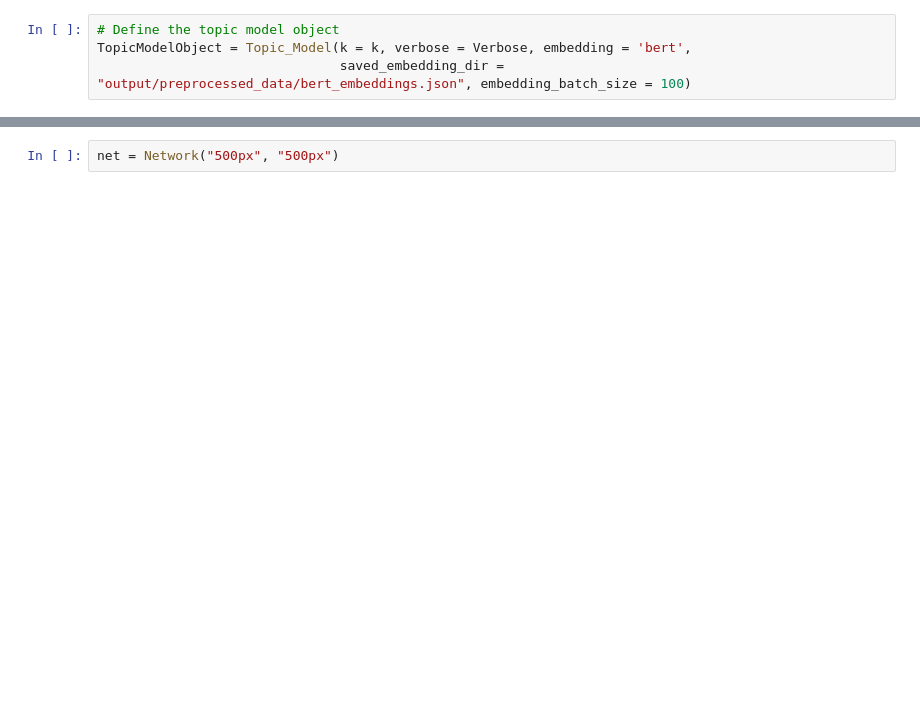
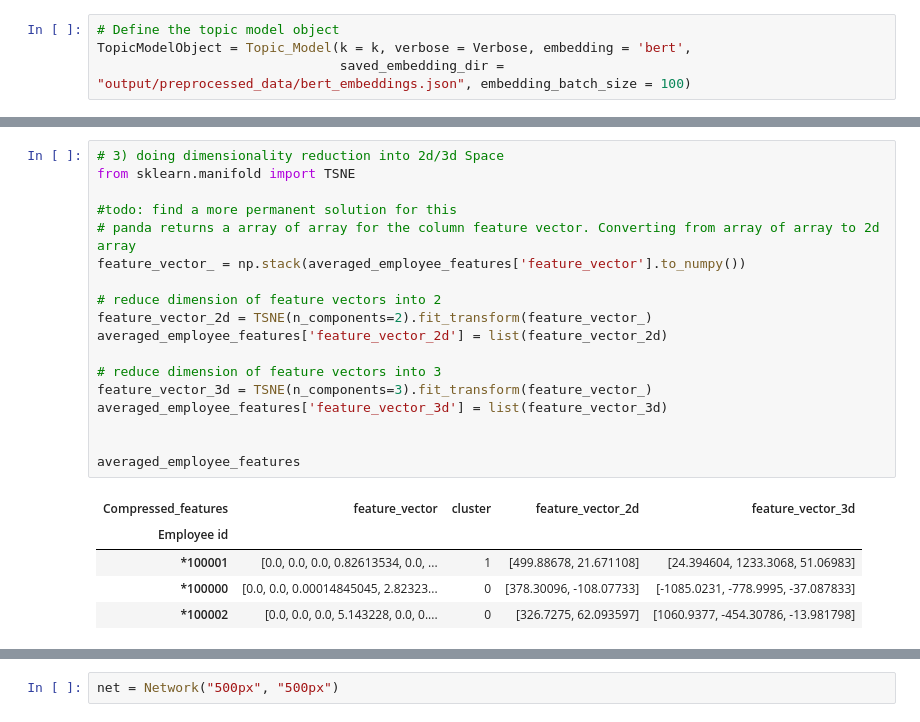
Before and after one commit to agemagician/topic-modeling-job, a Jupyter notebook: topic-modeling-playground-colab.ipynb, the cells around one changed output, grey strips where cells are left out. Drawn from its saved outputs; the diff is of its cells as text; blank space fills up the shorter version.

```diff
--- a/topic-modeling-playground-colab.ipynb
+++ b/topic-modeling-playground-colab.ipynb
@@ -117,0 +159,24 @@ num_employee = len(unique_ids)
+# %%
+# 3) doing dimensionality reduction into 2d/3d Space
+from sklearn.manifold import TSNE
+
+#todo: find a more permanent solution for this
+# panda returns a array of array for the column feature vector. Converting from array of array to 2d array
+feature_vector_ = np.stack(averaged_employee_features['feature_vector'].to_numpy())
+
+# reduce dimension of feature vectors into 2
+feature_vector_2d = TSNE(n_components=2).fit_transform(feature_vector_)
+averaged_employee_features['feature_vector_2d'] = list(feature_vector_2d)
+
+# reduce dimension of feature vectors into 3
+feature_vector_3d = TSNE(n_components=3).fit_transform(feature_vector_)
+averaged_employee_features['feature_vector_3d'] = list(feature_vector_3d)
+
+
+averaged_employee_features
+# %% [output]
+| Compressed_features | feature_vector | cluster | feature_vector_2d | feature_vector_3d |
+| Employee id |  |  |  |  |
+| *100001 | [0.0, 0.0, 0.0, 0.82613534, 0.0, ... | 1 | [499.88678, 21.671108] | [24.394604, 1233.3068, 51.06983] |
+| *100000 | [0.0, 0.0, 0.00014845045, 2.82323... | 0 | [378.30096, -108.07733] | [-1085.0231, -778.9995, -37.087833] |
+| *100002 | [0.0, 0.0, 0.0, 5.143228, 0.0, 0.... | 0 | [326.7275, 62.093597] | [1060.9377, -454.30786, -13.981798] |
```
Also changed, not shown: parts of 68 cells of this notebook, 6 other files.
